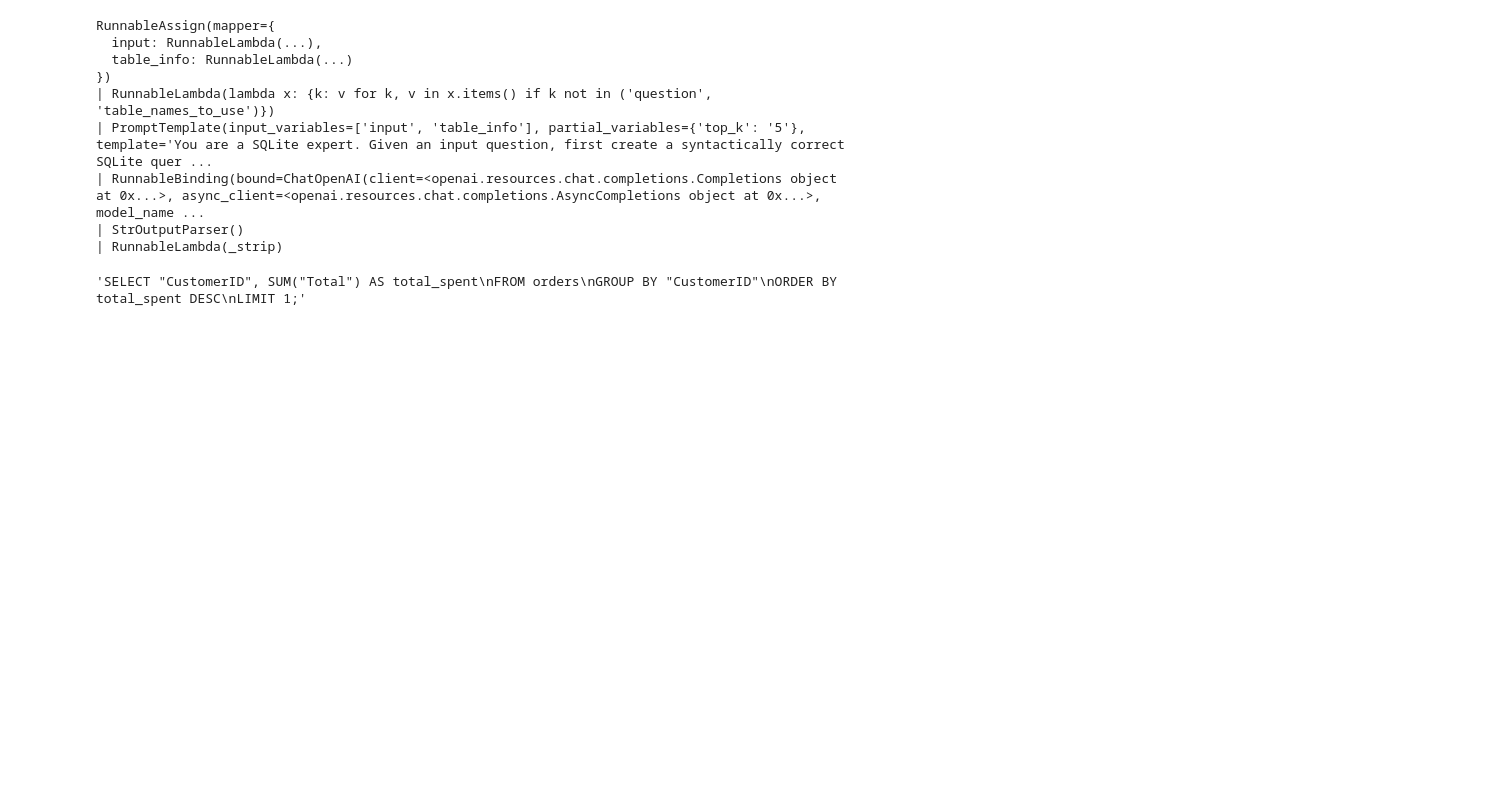
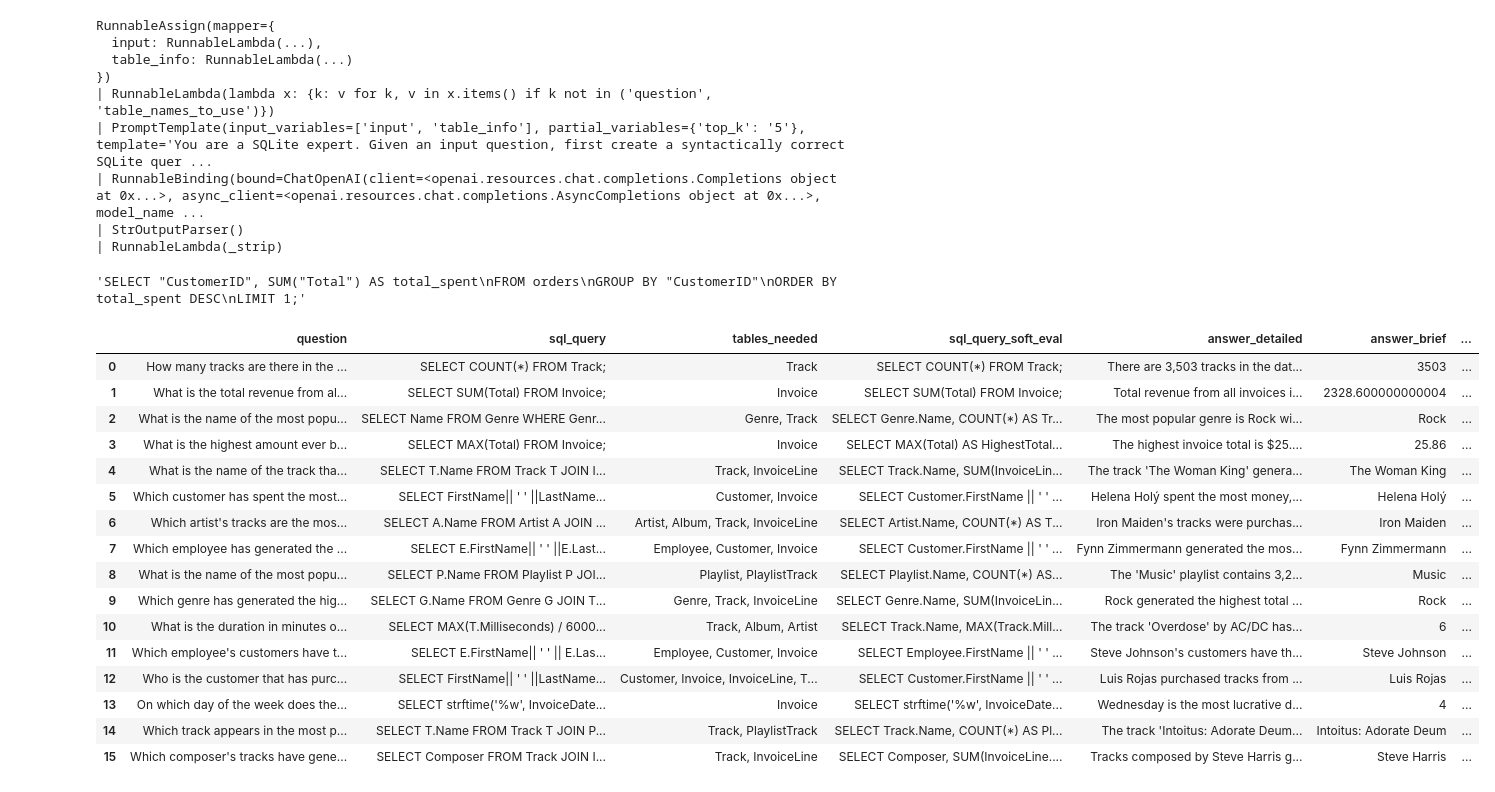
Before and after one commit to nh273/sql-table-qa, a Jupyter notebook: notebooks/experiment-naive-langchain-qa.ipynb, the cells around one changed output. Cells and saved outputs as stored; diff of their text form; code cells hidden in the pictures; blank space fills up the shorter version.

```diff
--- a/notebooks/experiment-naive-langchain-qa.ipynb
+++ b/notebooks/experiment-naive-langchain-qa.ipynb
@@ -71,3 +71,27 @@ RunnableAssign(mapper={
 write_query.invoke({"question": "Which customer has spent the most money in total?"})
 # %% [output]
 'SELECT "CustomerID", SUM("Total") AS total_spent\nFROM orders\nGROUP BY "CustomerID"\nORDER BY total_spent DESC\nLIMIT 1;'
+# %%
+import pandas as pd
+
+eval = pd.read_csv("../data/evaluation_dataset.csv")
+# %%
+eval
+# %% [output]
+|  | question | sql_query | tables_needed | sql_query_soft_eval | answer_detailed | answer_brief | ... |
+| 0 | How many tracks are there in the ... | SELECT COUNT(*) FROM Track; | Track | SELECT COUNT(*) FROM Track; | There are 3,503 tracks in the dat... | 3503 | ... |
+| 1 | What is the total revenue from al... | SELECT SUM(Total) FROM Invoice; | Invoice | SELECT SUM(Total) FROM Invoice; | Total revenue from all invoices i... | 2328.600000000004 | ... |
+| 2 | What is the name of the most popu... | SELECT Name FROM Genre WHERE Genr... | Genre, Track | SELECT Genre.Name, COUNT(*) AS Tr... | The most popular genre is Rock wi... | Rock | ... |
+| 3 | What is the highest amount ever b... | SELECT MAX(Total) FROM Invoice; | Invoice | SELECT MAX(Total) AS HighestTotal... | The highest invoice total is $25.... | 25.86 | ... |
+| 4 | What is the name of the track tha... | SELECT T.Name FROM Track T JOIN I... | Track, InvoiceLine | SELECT Track.Name, SUM(InvoiceLin... | The track 'The Woman King' genera... | The Woman King | ... |
+| 5 | Which customer has spent the most... | SELECT FirstName|| ' ' ||LastName... | Customer, Invoice | SELECT Customer.FirstName || ' ' ... | Helena Holý spent the most money,... | Helena Holý | ... |
+| 6 | Which artist's tracks are the mos... | SELECT A.Name FROM Artist A JOIN ... | Artist, Album, Track, InvoiceLine | SELECT Artist.Name, COUNT(*) AS T... | Iron Maiden's tracks were purchas... | Iron Maiden | ... |
+| 7 | Which employee has generated the ... | SELECT E.FirstName|| ' ' ||E.Last... | Employee, Customer, Invoice | SELECT Customer.FirstName || ' ' ... | Fynn Zimmermann generated the mos... | Fynn Zimmermann | ... |
+| 8 | What is the name of the most popu... | SELECT P.Name FROM Playlist P JOI... | Playlist, PlaylistTrack | SELECT Playlist.Name, COUNT(*) AS... | The 'Music' playlist contains 3,2... | Music | ... |
+| 9 | Which genre has generated the hig... | SELECT G.Name FROM Genre G JOIN T... | Genre, Track, InvoiceLine | SELECT Genre.Name, SUM(InvoiceLin... | Rock generated the highest total ... | Rock | ... |
+| 10 | What is the duration in minutes o... | SELECT MAX(T.Milliseconds) / 6000... | Track, Album, Artist | SELECT Track.Name, MAX(Track.Mill... | The track 'Overdose' by AC/DC has... | 6 | ... |
+| 11 | Which employee's customers have t... | SELECT E.FirstName|| ' ' || E.Las... | Employee, Customer, Invoice | SELECT Employee.FirstName || ' ' ... | Steve Johnson's customers have th... | Steve Johnson | ... |
+| 12 | Who is the customer that has purc... | SELECT FirstName|| ' ' ||LastName... | Customer, Invoice, InvoiceLine, T... | SELECT Customer.FirstName || ' ' ... | Luis Rojas purchased tracks from ... | Luis Rojas | ... |
+| 13 | On which day of the week does the... | SELECT strftime('%w', InvoiceDate... | Invoice | SELECT strftime('%w', InvoiceDate... | Wednesday is the most lucrative d... | 4 | ... |
+| 14 | Which track appears in the most p... | SELECT T.Name FROM Track T JOIN P... | Track, PlaylistTrack | SELECT Track.Name, COUNT(*) AS Pl... | The track 'Intoitus: Adorate Deum... | Intoitus: Adorate Deum | ... |
+| 15 | Which composer's tracks have gene... | SELECT Composer FROM Track JOIN I... | Track, InvoiceLine | SELECT Composer, SUM(InvoiceLine.... | Tracks composed by Steve Harris g... | Steve Harris | ... |
```
Also changed, not shown: parts of 2 cells of this notebook, 1 other file.
